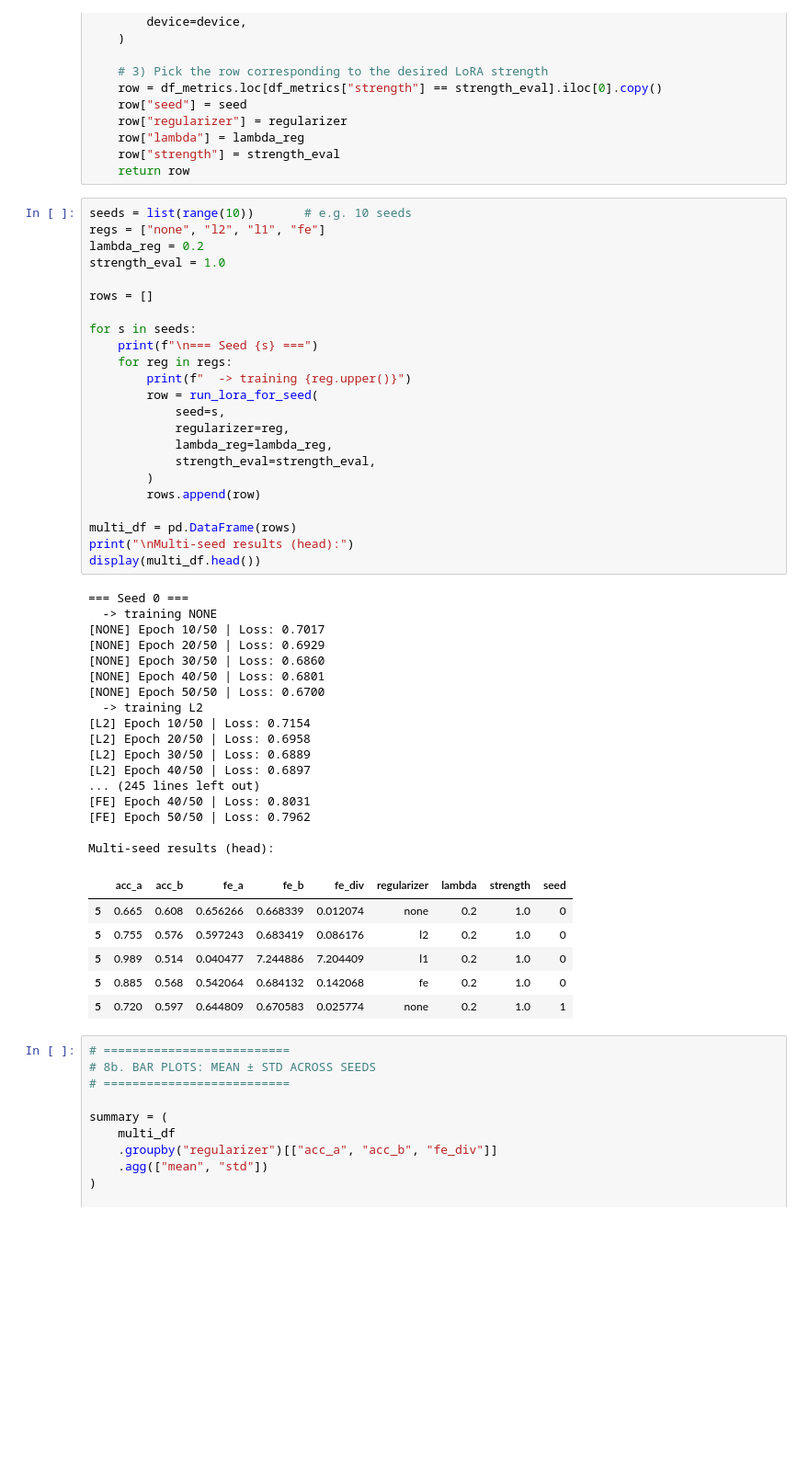
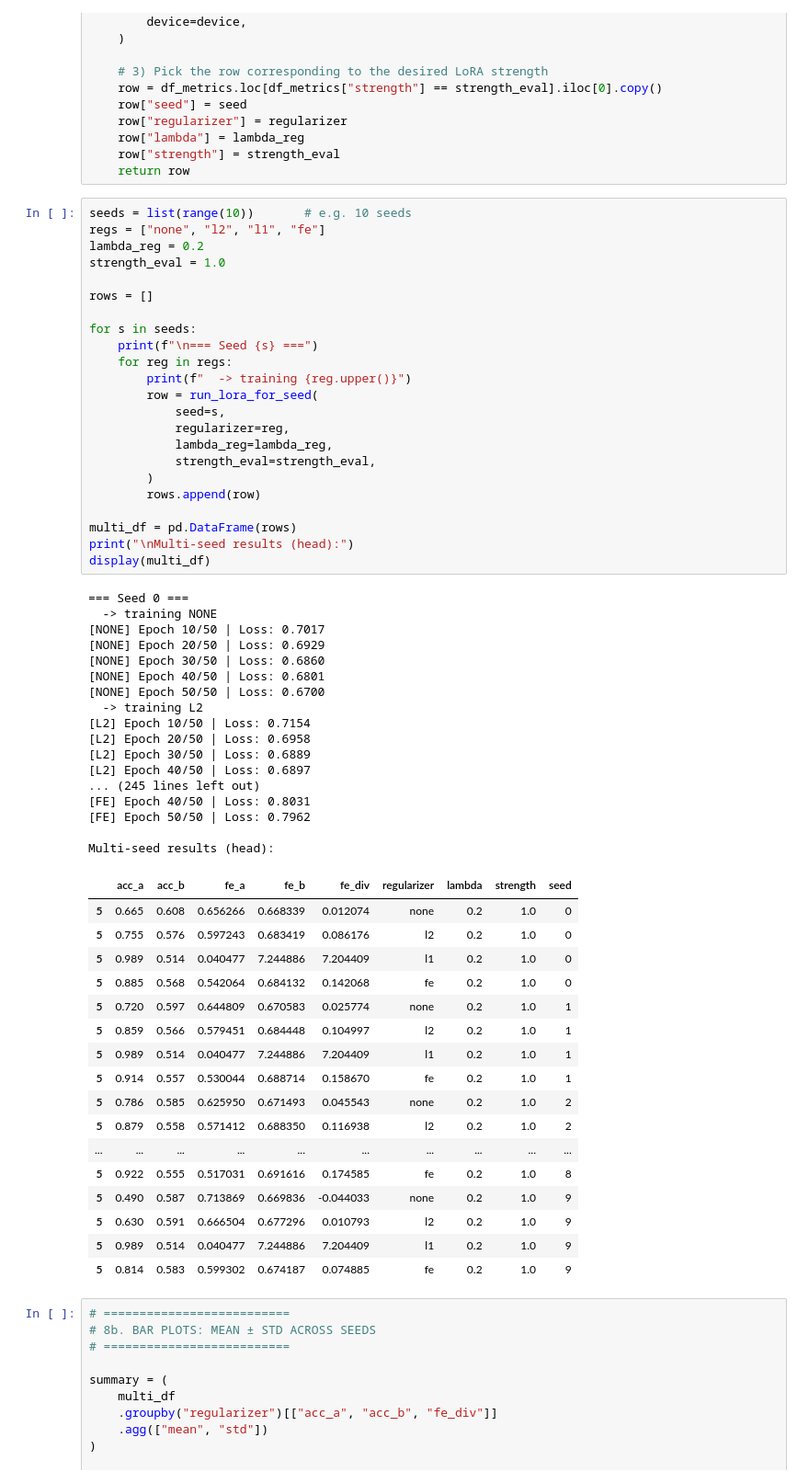
Before and after one commit to KhaiXin30/FF-catastrophic-forgetting, a Jupyter notebook: analysis.ipynb, the cells around one changed output. Shown at 92% size. Saved outputs shown, nothing was run; the diff lists cells and outputs as text; blank space fills up the shorter version.

```diff
--- a/analysis.ipynb
+++ b/analysis.ipynb
@@ -437,34 +482,45 @@ for s in seeds:
             strength_eval=strength_eval,
         )
         rows.append(row)
 
 multi_df = pd.DataFrame(rows)
 print("\nMulti-seed results (head):")
-display(multi_df.head())
+display(multi_df)
 # %% [output]
 === Seed 0 ===
   -> training NONE
 [NONE] Epoch 10/50 | Loss: 0.7017
 [NONE] Epoch 20/50 | Loss: 0.6929
 [NONE] Epoch 30/50 | Loss: 0.6860
 [NONE] Epoch 40/50 | Loss: 0.6801
 [NONE] Epoch 50/50 | Loss: 0.6700
   -> training L2
 [L2] Epoch 10/50 | Loss: 0.7154
 [L2] Epoch 20/50 | Loss: 0.6958
 [L2] Epoch 30/50 | Loss: 0.6889
 [L2] Epoch 40/50 | Loss: 0.6897
 ... (245 lines left out)
 [FE] Epoch 40/50 | Loss: 0.8031
 [FE] Epoch 50/50 | Loss: 0.7962
 
 Multi-seed results (head):
 |  | acc_a | acc_b | fe_a | fe_b | fe_div | regularizer | lambda | strength | seed |
 | 5 | 0.665 | 0.608 | 0.656266 | 0.668339 | 0.012074 | none | 0.2 | 1.0 | 0 |
 | 5 | 0.755 | 0.576 | 0.597243 | 0.683419 | 0.086176 | l2 | 0.2 | 1.0 | 0 |
 | 5 | 0.989 | 0.514 | 0.040477 | 7.244886 | 7.204409 | l1 | 0.2 | 1.0 | 0 |
 | 5 | 0.885 | 0.568 | 0.542064 | 0.684132 | 0.142068 | fe | 0.2 | 1.0 | 0 |
 | 5 | 0.720 | 0.597 | 0.644809 | 0.670583 | 0.025774 | none | 0.2 | 1.0 | 1 |
+| 5 | 0.859 | 0.566 | 0.579451 | 0.684448 | 0.104997 | l2 | 0.2 | 1.0 | 1 |
+| 5 | 0.989 | 0.514 | 0.040477 | 7.244886 | 7.204409 | l1 | 0.2 | 1.0 | 1 |
+| 5 | 0.914 | 0.557 | 0.530044 | 0.688714 | 0.158670 | fe | 0.2 | 1.0 | 1 |
+| 5 | 0.786 | 0.585 | 0.625950 | 0.671493 | 0.045543 | none | 0.2 | 1.0 | 2 |
+| 5 | 0.879 | 0.558 | 0.571412 | 0.688350 | 0.116938 | l2 | 0.2 | 1.0 | 2 |
+| ... | ... | ... | ... | ... | ... | ... | ... | ... | ... |
+| 5 | 0.922 | 0.555 | 0.517031 | 0.691616 | 0.174585 | fe | 0.2 | 1.0 | 8 |
+| 5 | 0.490 | 0.587 | 0.713869 | 0.669836 | -0.044033 | none | 0.2 | 1.0 | 9 |
+| 5 | 0.630 | 0.591 | 0.666504 | 0.677296 | 0.010793 | l2 | 0.2 | 1.0 | 9 |
+| 5 | 0.989 | 0.514 | 0.040477 | 7.244886 | 7.204409 | l1 | 0.2 | 1.0 | 9 |
+| 5 | 0.814 | 0.583 | 0.599302 | 0.674187 | 0.074885 | fe | 0.2 | 1.0 | 9 |
 # %%
 # ==========================
 # 8b. BAR PLOTS: MEAN ± STD ACROSS SEEDS
```
Also changed, not shown: parts of 7 cells of this notebook, 1 other file.
